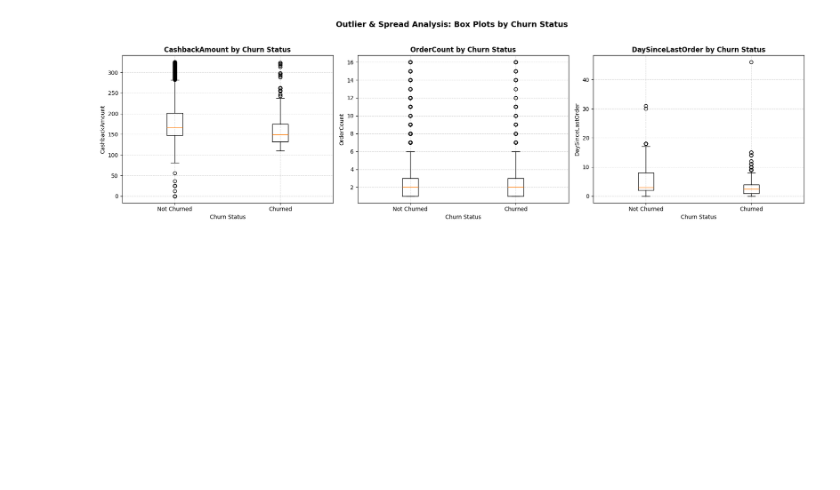
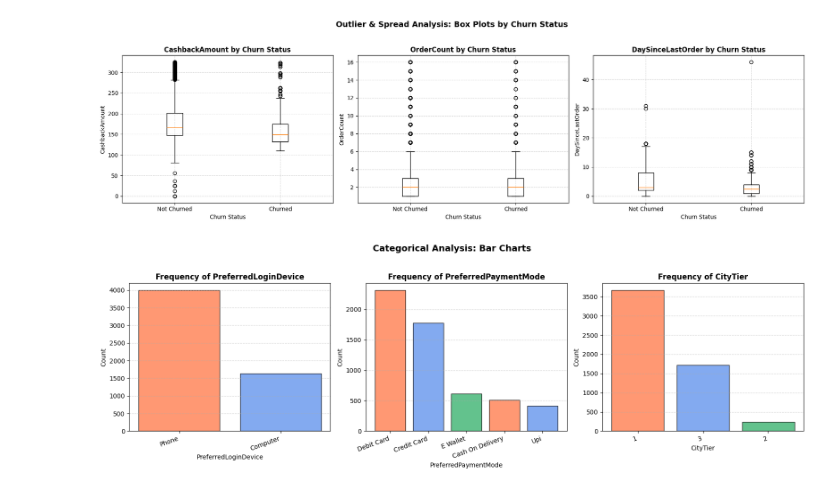
Before and after one commit to DrishtiNigam1928/CUSTOMER_CHURN, a Jupyter notebook: notebooks/main_analysis.ipynb, the cells around one changed output. Drawn from its saved outputs; the diff is of its cells as text; code cells hidden in the pictures; blank space fills up the shorter version.

Commit message:
Task I - Bar chart done

```diff
--- a/notebooks/main_analysis.ipynb
+++ b/notebooks/main_analysis.ipynb
@@ -974,3 +974,36 @@ ax2.grid(True, linestyle='--', alpha=0.5)
 plt.suptitle('Bivariate Analysis: Scatter Plots', fontsize=14, fontweight='bold', y=1.03)
 plt.tight_layout()
 plt.show()
+# %%
+# Task I - Bar chart for PreferredLoginDevice, PreferredPaymentMode and CityTier
+
+import matplotlib.pyplot as plt
+
+bar_features = ['PreferredLoginDevice', 'PreferredPaymentMode', 'CityTier']
+
+# Setting up a 1-row, 3-column canvas using subplot function
+fig, axes = plt.subplots(1, 3, figsize=(16, 5))
+
+for i, col in enumerate(bar_features):
+    ax = axes[i]
+
+    counts = df_cleaned[col].value_counts()
+    categories = [str(cat) for cat in counts.index]
+    values = counts.values
+
+    ax.bar(categories, values, color=['coral', 'cornflowerblue', 'mediumseagreen'], edgecolor='black', alpha=0.8)
+
+    ax.set_title(f'Frequency of {col}', fontsize=12, fontweight='bold')
+    ax.set_xlabel(col, fontsize=10)
+    ax.set_ylabel('Count', fontsize=10)
+
+    # Rotating x-tick labels because the text is long (especially for payment modes)
+    plt.setp(ax.get_xticklabels(), rotation=20, ha='right')
+
+    ax.grid(True, axis='y', linestyle='--', alpha=0.5)
+
+plt.suptitle('Categorical Analysis: Bar Charts', fontsize=14, fontweight='bold', y=1.03)
+plt.tight_layout()
+plt.show()
+# %% [output]
+[figure, added]
```
